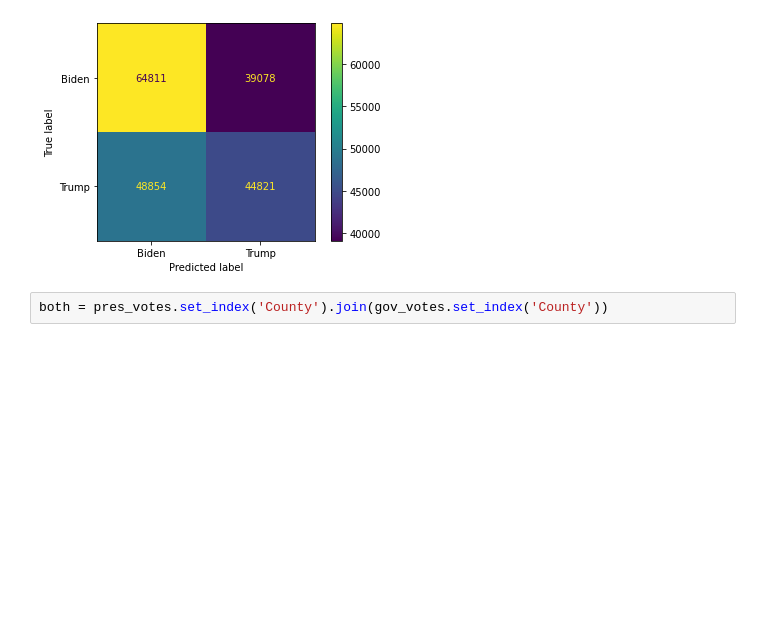
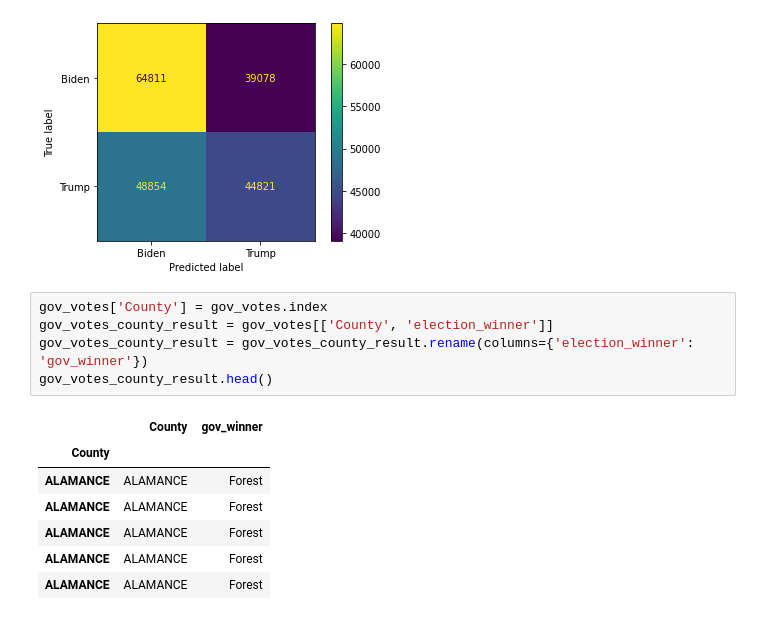
Before and after one commit to shravanvk614/CS-216-Project, a Jupyter notebook: Kieran_modelling_analysis.ipynb, the cells around one changed output. Drawn from its saved outputs; the diff is of its cells as text; blank space fills up the shorter version.

```diff
--- a/Kieran_modelling_analysis.ipynb
+++ b/Kieran_modelling_analysis.ipynb
@@ -131,5 +131,16 @@ plt.grid(False)
 # %% [output]
 0.5549189123524528
 [figure]
-# %%
-both = pres_votes.set_index('County').join(gov_votes.set_index('County'))
+# %%
+gov_votes['County'] = gov_votes.index
+gov_votes_county_result = gov_votes[['County', 'election_winner']]
+gov_votes_county_result = gov_votes_county_result.rename(columns={'election_winner': 'gov_winner'})
+gov_votes_county_result.head()
+# %% [output]
+|  | County | gov_winner |
+| County |  |  |
+| ALAMANCE | ALAMANCE | Forest |
+| ALAMANCE | ALAMANCE | Forest |
+| ALAMANCE | ALAMANCE | Forest |
+| ALAMANCE | ALAMANCE | Forest |
+| ALAMANCE | ALAMANCE | Forest |
```
Also changed, not shown: parts of 14 cells of this notebook, 3 other files.
